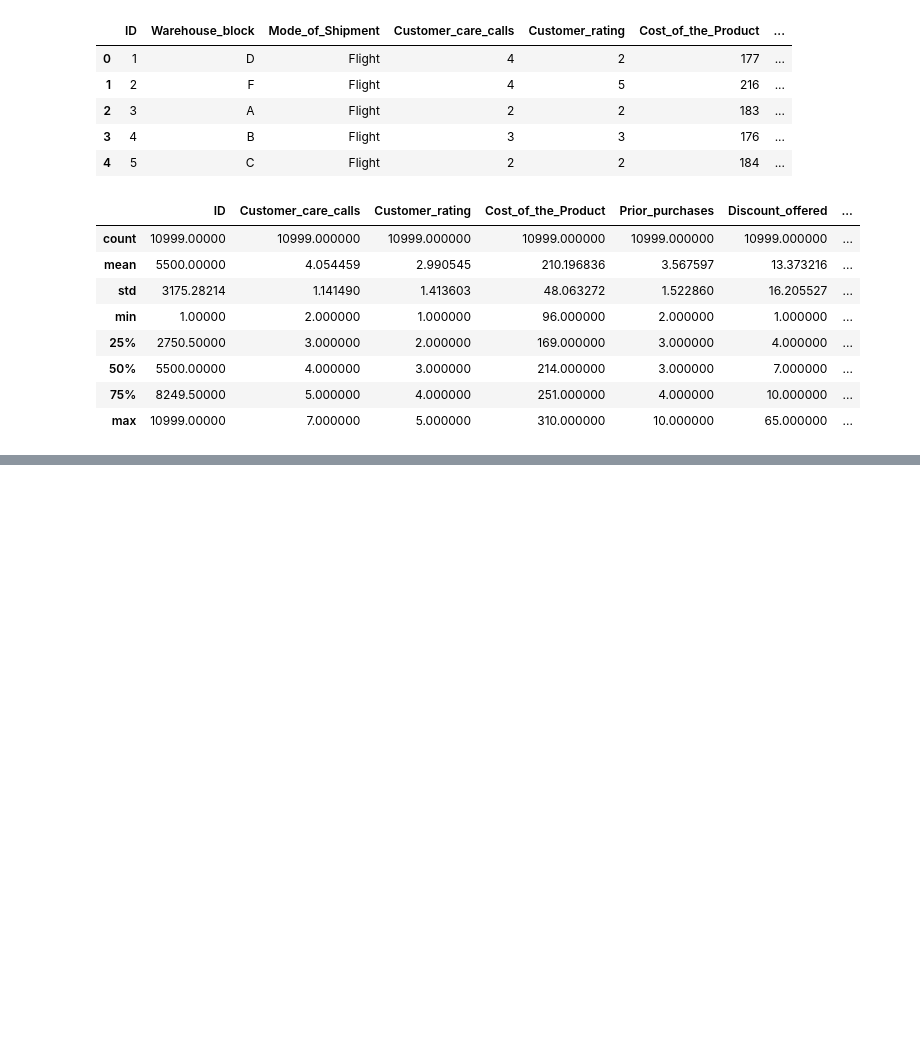
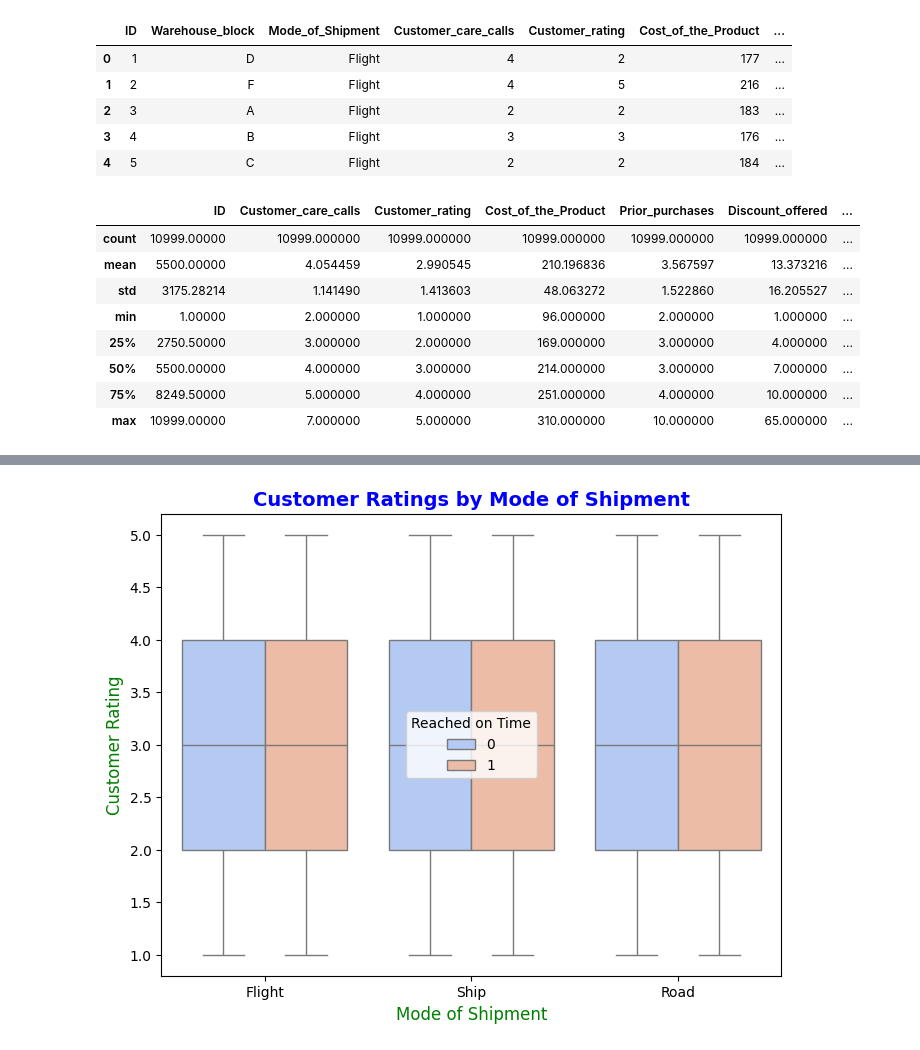
Before and after one commit to Sara2539360/Excel, a Jupyter notebook: Final_ML_Project_E_Comm.ipynb, the cells around one changed output, grey strips where cells are left out. Saved outputs shown, nothing was run; the diff lists cells and outputs as text; code cells hidden in the pictures; blank space fills up the shorter version.

```diff
--- a/Final_ML_Project_E_Comm.ipynb
+++ b/Final_ML_Project_E_Comm.ipynb
@@ -199,0 +133,10 @@ plt.show()
+# %%
+plt.figure(figsize=(8, 6))
+sns.boxplot(data=df, x='Mode_of_Shipment', y='Customer_rating', hue='Reached.on.Time_Y.N', palette='coolwarm')
+plt.title('Customer Ratings by Mode of Shipment', fontsize=14, fontweight='bold', color='blue')
+plt.xlabel('Mode of Shipment', fontsize=12, color='green')
+plt.ylabel('Customer Rating', fontsize=12, color='green')
+plt.legend(title='Reached on Time', loc='best')
+plt.show()
+# %% [output]
+[figure, added]
```
Also changed, not shown: parts of 58 cells of this notebook.
